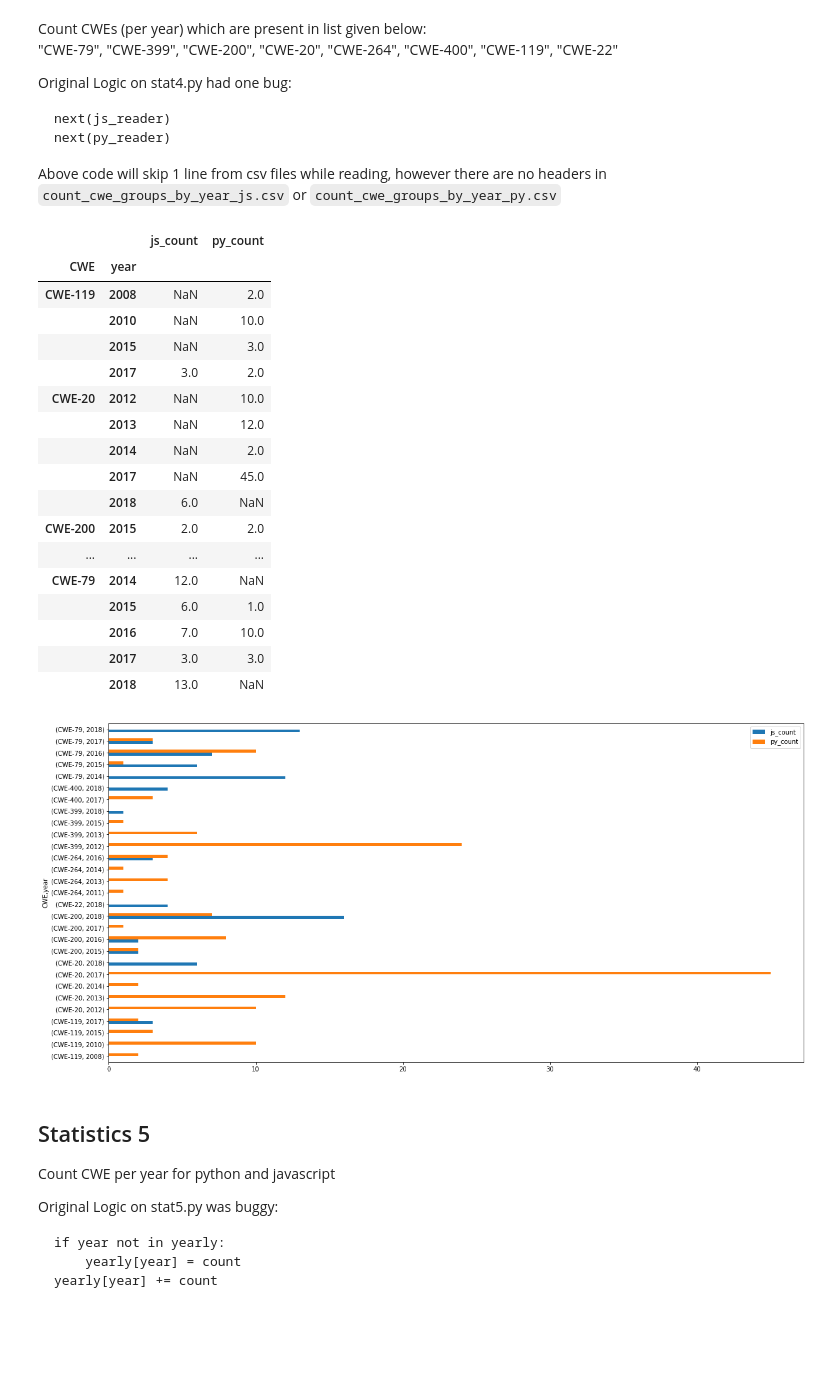
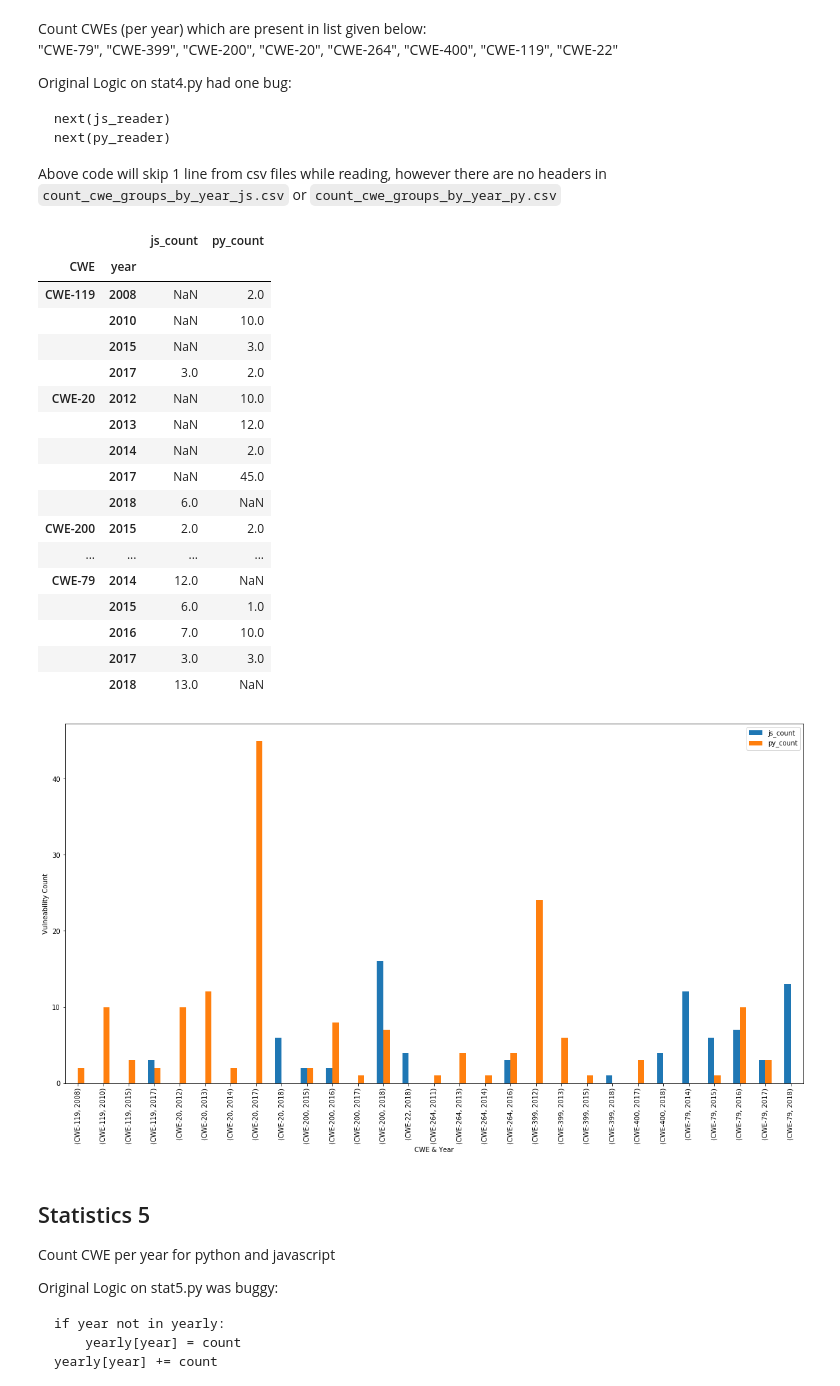
Before and after one commit to 0xsuid/msr-security-awareness, a Jupyter notebook: process/code/update_cve.ipynb, the cells around one changed output. Cells and saved outputs as stored; diff of their text form; code cells hidden in the pictures; blank space fills up the shorter version.

```diff
--- a/process/code/update_cve.ipynb
+++ b/process/code/update_cve.ipynb
@@ -282,35 +301,36 @@ CWE = [
         "CWE-119",
         "CWE-22"
       ]
 js_cwe_groups_by_year_csv = pd.read_csv( os.path.join("../../data/results", "count_cwe_groups_by_year_js.csv"), header=None, names=['year','CWE','js_count'], index_col='year')
 py_cwe_groups_by_year_csv = pd.read_csv( os.path.join("../../data/results", "count_cwe_groups_by_year_py.csv"), header=None, names=['year','CWE','py_count'], index_col='year')
 
 js_stat_4 = js_cwe_groups_by_year_csv.query('CWE in @CWE').groupby(['CWE','year']).sum()
 py_stat_4 = py_cwe_groups_by_year_csv.query('CWE in @CWE').groupby(['CWE','year']).sum()
 
 stat_4 = pd.concat([js_stat_4, py_stat_4], axis=1)
-stat_4.plot(kind='barh', figsize=(20,10))
+stat_4_ax = stat_4.plot(kind='bar', figsize=(20,10))
+stat_4_ax.set(xlabel="CWE & Year", ylabel="Vulneability Count")
 stat_4
 # %% [output]
 |  |  | js_count | py_count |
 | CWE | year |  |  |
 | CWE-119 | 2008 | NaN | 2.0 |
 |  | 2010 | NaN | 10.0 |
 |  | 2015 | NaN | 3.0 |
 |  | 2017 | 3.0 | 2.0 |
 | CWE-20 | 2012 | NaN | 10.0 |
 |  | 2013 | NaN | 12.0 |
 |  | 2014 | NaN | 2.0 |
 |  | 2017 | NaN | 45.0 |
 |  | 2018 | 6.0 | NaN |
 | CWE-200 | 2015 | 2.0 | 2.0 |
 | ... | ... | ... | ... |
 | CWE-79 | 2014 | 12.0 | NaN |
 |  | 2015 | 6.0 | 1.0 |
 |  | 2016 | 7.0 | 10.0 |
 |  | 2017 | 3.0 | 3.0 |
 |  | 2018 | 13.0 | NaN |
-[figure, old version]
+[figure, new version]
 # %% [markdown]
 ## Statistics 5
 Count CWE per year for python and javascript
```
Also changed, not shown: parts of 6 cells of this notebook, 12 other files.
